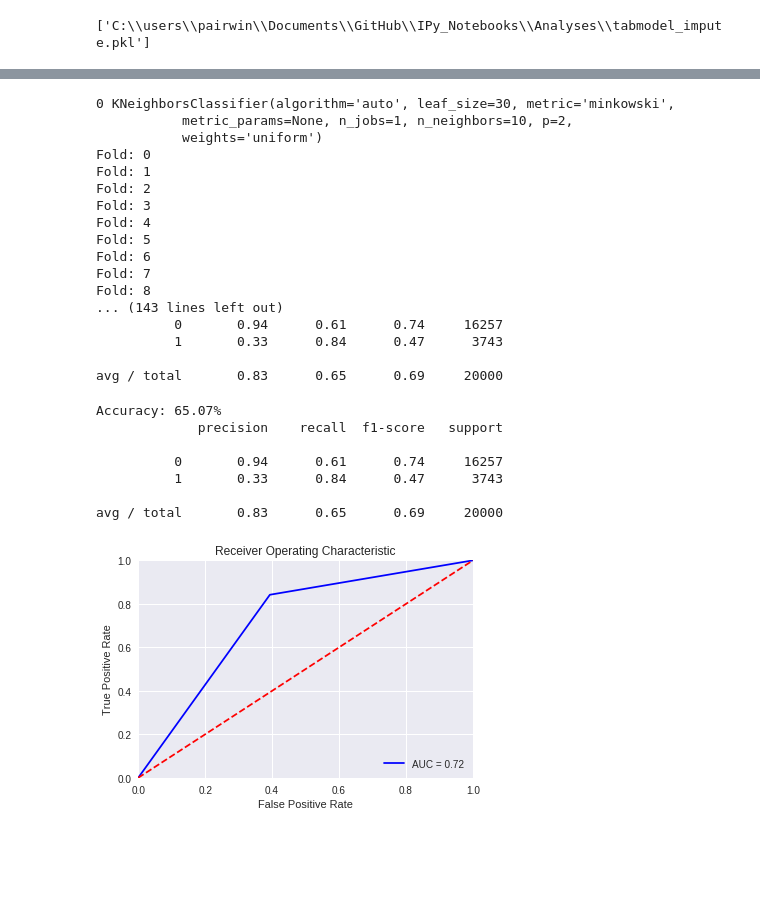
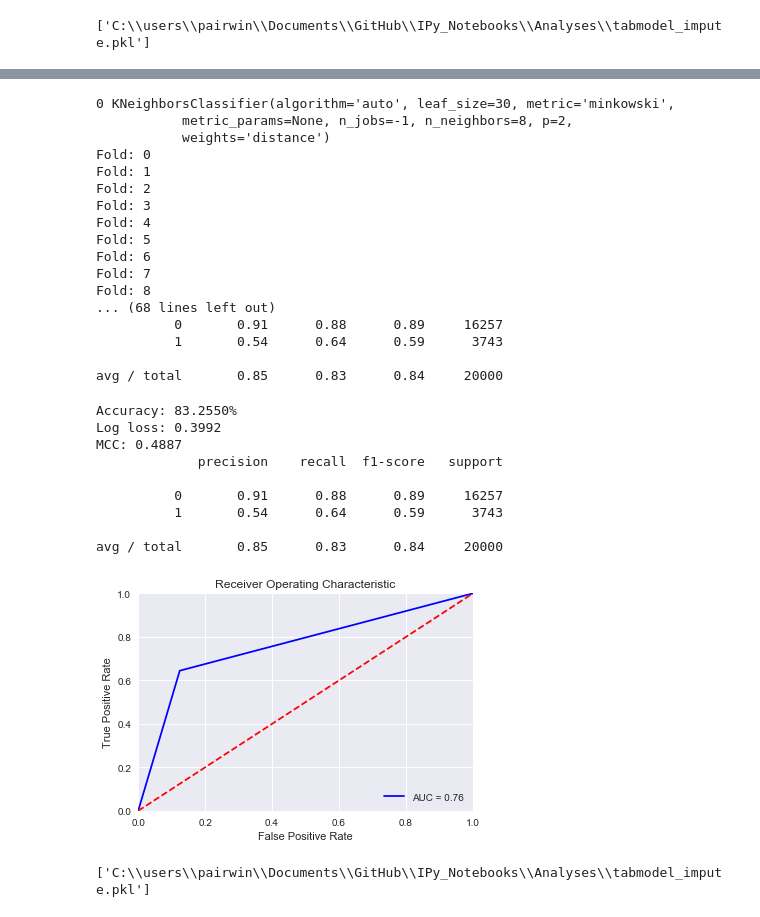
Before and after one commit to FloobtheGreat/IPy_Notebooks, a Jupyter notebook: Analyses/TabModeling.ipynb, the cells around one changed output, grey strips where cells are left out. Drawn from its saved outputs; the diff is of its cells as text; code cells hidden in the pictures; blank space fills up the shorter version.

```diff
--- a/Analyses/TabModeling.ipynb
+++ b/Analyses/TabModeling.ipynb
@@ -781,7 +785,7 @@ tuned_parameters = [{
 
 }]
 
-scores = ['recall_weighted', 'roc_auc']
+scores = ['roc_auc']
 
 for score in scores:
     print("# Tuning hyper-parameters for %s" % score)
@@ -1027,13 +1307,9 @@ print(type(X3), type(hold_X_scaled), type(y3), type(hold_y))
 # %%
 svm = LinearSVC(C=.1,dual=False)
 
-clfs = [KNeighborsClassifier(10),
-        #GaussianNB(),
-        #GaussianProcessClassifier(1.0 * RBF(1.0), warm_start=True),
-        RandomForestClassifier(n_estimators=100, n_jobs=-1, criterion='gini'),
-        #RandomForestClassifier(n_estimators=100, n_jobs=-1, criterion='entropy'),
-        ExtraTreesClassifier(n_estimators=100, n_jobs=-1, criterion='gini'),
-        #ExtraTreesClassifier(n_estimators=100, n_jobs=-1, criterion='entropy'),
+clfs = [KNeighborsClassifier(algorithm='auto',n_jobs=-1, weights='distance',n_neighbors=8),
+        RandomForestClassifier(criterion='entropy', n_estimators=100),
+        ExtraTreesClassifier(criterion='entropy', n_estimators=100),
         xgb.XGBClassifier(learning_rate = 0.01,
                         n_estimators = 1000,
                         max_depth = 12,
@@ -1044,11 +1320,9 @@ clfs = [KNeighborsClassifier(10),
                         objective = 'binary:logistic',
                         scale_pos_weight = 1,
                         reg_alpha= 0.01,
-                        seed = 27),
-        SGDClassifier(loss='log'),
-        #MLPClassifier(alpha=1),
-        #CalibratedClassifierCV(svm, cv=3, method='sigmoid')]
-        LogisticRegression(C=100, dual=False, solver='saga')]
+                        seed = 27)]
+#        SGDClassifier(loss='log'),
+#        LogisticRegression(C=100, dual=False, solver='sag')]
 # %%
 dataset_blend_train = np.zeros((X3.shape[0], len(clfs)))
 dataset_blend_test = np.zeros((hold_X_scaled.shape[0], len(clfs)))
@@ -1073,23 +1347,35 @@ for j, clf in enumerate(clfs):
         dataset_blend_test[:, j] = dataset_blend_test_j.mean(1)
         fold += 1
 
-
+    if j == 1:
+        knnmodel = clf
+    elif j == 2:
+        rfmodel = clf
+    elif j == 3:
+        etmodel = clf
+    elif j == 4:
+        xgbmodel = clf
 
     print()
     print("Blending.")
-    clf = LogisticRegression(solver='saga')
+    clf = LogisticRegression(solver='sag')
     clf.fit(dataset_blend_train, y3)
     y_submission = clf.predict_proba(dataset_blend_test)[:, 1]
 
     accuracy = accuracy_score(hold_y, np.array([decide(yi) for yi in y_submission]))
-    print("Accuracy: %.2f%%" % (accuracy * 100.0))
+    logloss = log_loss(hold_y, clf.predict_proba(dataset_blend_test))
+    mcc = matthews_corrcoef(hold_y, np.array([decide(yi) for yi in y_submission]))
+    print("Accuracy: %.4f%%" % (accuracy * 100.0))
+    print("Log loss: %.4f" % logloss)
+    print("MCC: %.4f" % mcc)
     print(classification_report(hold_y, np.array([decide(yi) for yi in y_submission])))
     print()
     print()
+metamodel = clf
 # %% [output]
 0 KNeighborsClassifier(algorithm='auto', leaf_size=30, metric='minkowski',
-           metric_params=None, n_jobs=1, n_neighbors=10, p=2,
-           weights='uniform')
+           metric_params=None, n_jobs=-1, n_neighbors=8, p=2,
+           weights='distance')
 Fold: 0
 Fold: 1
 Fold: 2
@@ -1099,35 +1385,41 @@ Fold: 5
 Fold: 6
 Fold: 7
 Fold: 8
-... (143 lines left out)
-          0       0.94      0.61      0.74     16257
-          1       0.33      0.84      0.47      3743
+... (68 lines left out)
+          0       0.91      0.88      0.89     16257
+          1       0.54      0.64      0.59      3743
 
-avg / total       0.83      0.65      0.69     20000
+avg / total       0.85      0.83      0.84     20000
 # %%
 accuracy = accuracy_score(hold_y, np.array([decide(yi) for yi in y_submission]))
-print("Accuracy: %.2f%%" % (accuracy * 100.0))
+logloss = log_loss(hold_y, clf.predict_proba(dataset_blend_test))
+mcc = matthews_corrcoef(hold_y, np.array([decide(yi) for yi in y_submission]))
+print("Accuracy: %.4f%%" % (accuracy * 100.0))
+print("Log loss: %.4f" % logloss)
+print("MCC: %.4f" % mcc)
 
 print(classification_report(hold_y, np.array([decide(yi) for yi in y_submission])))
 
 fpr, tpr, _ = roc_curve(hold_y, np.array([decide(yi) for yi in y_submission]))
 roc_auc = auc(fpr, tpr)
 
 plt.title('Receiver Operating Characteristic')
 plt.plot(fpr, tpr, 'b', label = 'AUC = %0.2f' % roc_auc)
 plt.legend(loc = 'lower right')
 plt.plot([0, 1], [0, 1],'r--')
 plt.xlim([0, 1])
 plt.ylim([0, 1])
 plt.ylabel('True Positive Rate')
 plt.xlabel('False Positive Rate')
 plt.show()
 # %% [output]
-Accuracy: 65.07%
+Accuracy: 83.2550%
+Log loss: 0.3992
+MCC: 0.4887
              precision    recall  f1-score   support
 
-          0       0.94      0.61      0.74     16257
-          1       0.33      0.84      0.47      3743
+          0       0.91      0.88      0.89     16257
+          1       0.54      0.64      0.59      3743
 
-avg / total       0.83      0.65      0.69     20000
+avg / total       0.85      0.83      0.84     20000
-[figure, old version]
+[figure, new version]
@@ -1135,0 +1426,9 @@ df = df[df['CLOSEST_CAB'] !=  'NaN' ]
+# %%
+joblib.dump(knnmodel, r'C:\users\pairwin\Documents\GitHub\IPy_Notebooks\Analyses\tabmodelknn.pkl')
+joblib.dump(rfmodel, r'C:\users\pairwin\Documents\GitHub\IPy_Notebooks\Analyses\tabmodelrf.pkl')
+joblib.dump(etmodel, r'C:\users\pairwin\Documents\GitHub\IPy_Notebooks\Analyses\tabmodelet.pkl')
+joblib.dump(xgbmodel, r'C:\users\pairwin\Documents\GitHub\IPy_Notebooks\Analyses\tabmodelxgb.pkl')
+joblib.dump(metamodel, r'C:\users\pairwin\Documents\GitHub\IPy_Notebooks\Analyses\tabmodelmeta.pkl')
+joblib.dump(imr, r'C:\users\pairwin\Documents\GitHub\IPy_Notebooks\Analyses\tabmodel_impute.pkl')
+# %% [output]
+['C:\\users\\pairwin\\Documents\\GitHub\\IPy_Notebooks\\Analyses\\tabmodel_impute.pkl']
```
Also changed, not shown: parts of 23 cells of this notebook.
